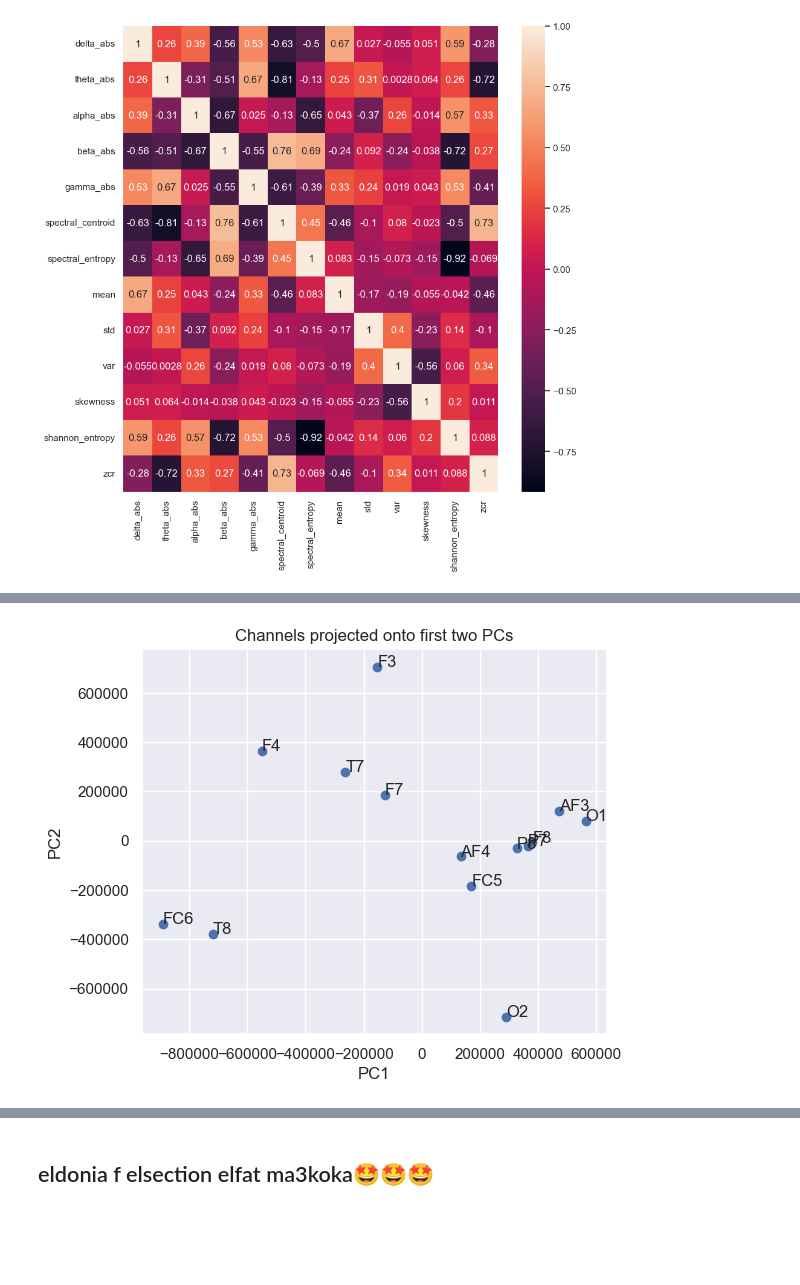
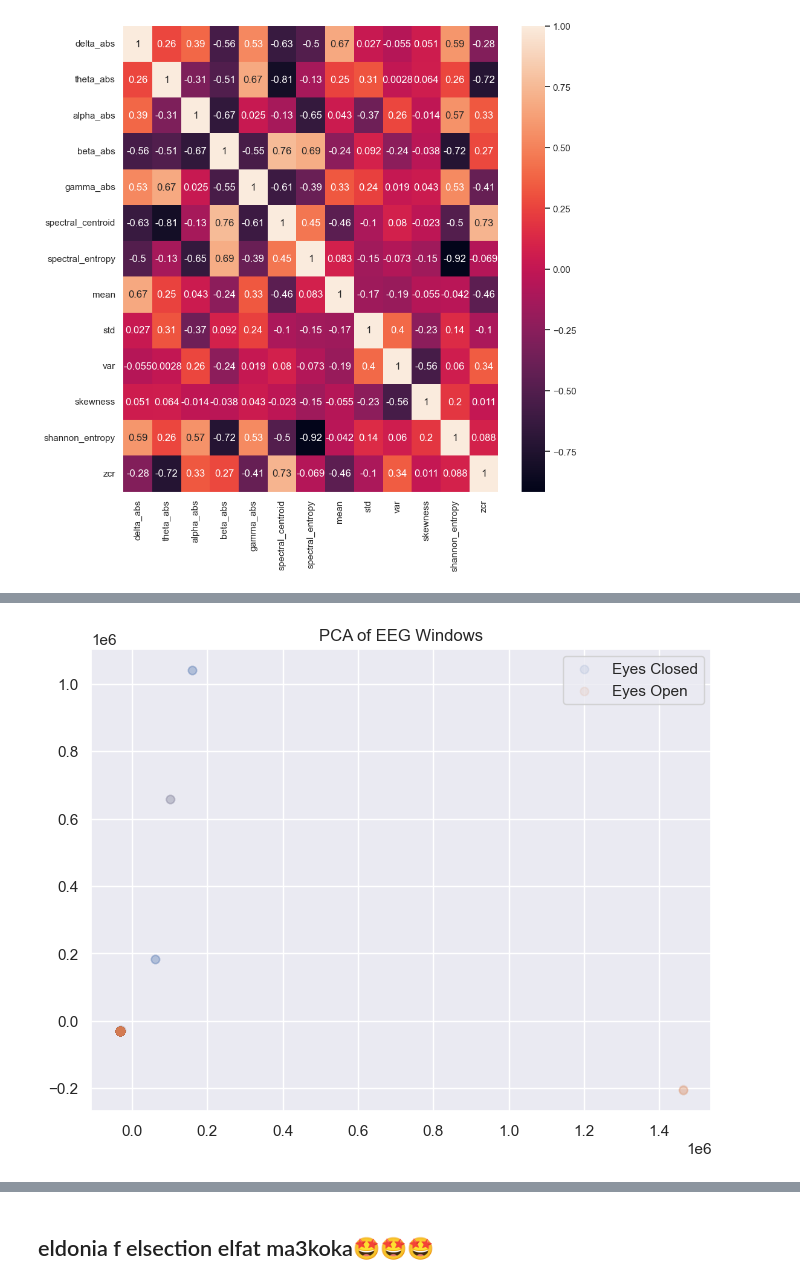
Before and after one commit to HanaRagab50/EEG-Eye-state-classifier, a Jupyter notebook: classifier.ipynb, the cells around one changed output, grey strips where cells are left out. Saved outputs shown, nothing was run; the diff lists cells and outputs as text; code cells hidden in the pictures; blank space fills up the shorter version.

```diff
--- a/classifier.ipynb
+++ b/classifier.ipynb
@@ -455,3 +461,12 @@ sns.heatmap(features_reduced.corr(),annot=True)
 # %% [output]
 <Axes: >
 [figure]
+# %%
+df = pd.read_csv("EEG_Eye_State_Classification.csv")
+
+X_raw = df.drop(columns=["eyeDetection"])
+y_raw = df["eyeDetection"]
+# %%
+from scipy.stats import zscore
+
+X_norm = X_raw.apply(zscore)
@@ -459,6 +496,6 @@ sns.heatmap(features_reduced.corr(),annot=True)
 from sklearn.decomposition import PCA
 pca=PCA()
 
-features_pca=pca.fit_transform(features_reduced)
-features_pca
+features_pca=pca.fit_transform(X_features)
+features_pca.shape
 # %% [output]
@@ -504,17 +525,25 @@ Number of components to explain 95% variance: 2
 # %%
-plt.figure(figsize=(6,5))
-plt.scatter(features_pca[:,0], features_pca[:,1])
+plt.figure(figsize=(8,6))
 
-for i, ch in enumerate(features_df.index):
-    plt.text(features_pca[i,0], features_pca[i,1], ch)
+plt.scatter(
+    features_pca[y_windows == 0, 0],
+    features_pca[y_windows == 0, 1],
+    label="Eyes Closed",
+    alpha=0.1,
+)
 
-plt.xlabel("PC1")
-plt.ylabel("PC2")
-plt.title("Channels projected onto first two PCs")
-plt.grid(True)
+plt.scatter(
+    features_pca[y_windows == 1, 0],
+    features_pca[y_windows == 1, 1],
+    label="Eyes Open",
+    alpha=0.1,
+)
+
+plt.legend()
+plt.title("PCA of EEG Windows")
 plt.show()
 # %% [output]
-[figure, old version]
+[figure, new version]
 # %%
 print("Shape of PCA output:", features_pca.shape)
 # %% [output]
```
Also changed, not shown: parts of 13 cells of this notebook.
